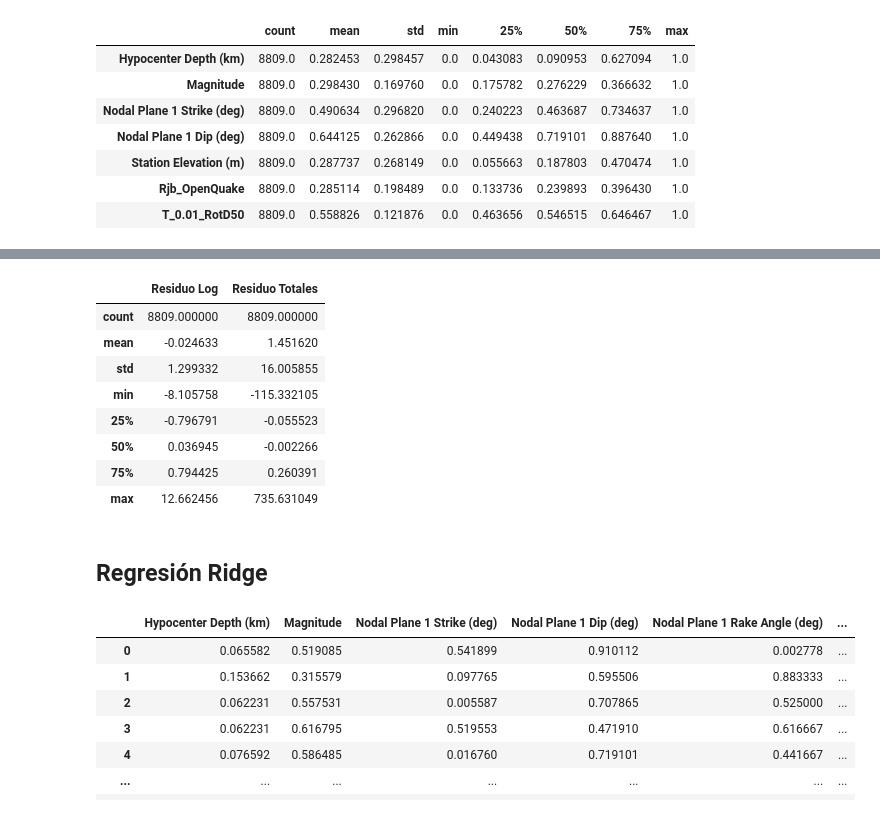
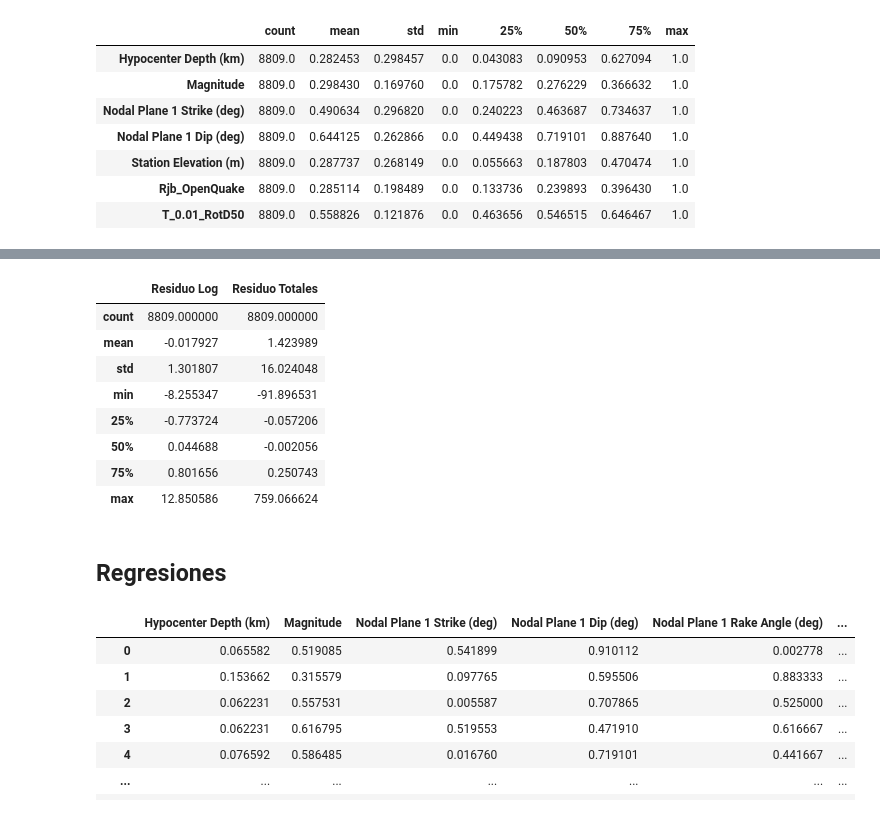
Before and after one commit to eliasibpajaro/JBookProjectML2025, a Jupyter notebook: _sources/Models.ipynb, the cells around one changed output, grey strips where cells are left out. Cells and saved outputs as stored; diff of their text form; code cells hidden in the pictures.

```diff
--- a/_sources/Models.ipynb
+++ b/_sources/Models.ipynb
@@ -151,7 +182,7 @@ X_final = np.hstack((X_numerical, X_encoded,Y_encoded,Z_encoded))
 
 y = df_scaled["T_0.01_RotD50"].values
 # %%
-X_train, X_test, y_train, y_test = train_test_split(X_final, y, test_size=0.25, random_state=0)
+X_train, X_test, y_train, y_test = train_test_split(X_final, y, test_size=0.3, random_state=0)
 # %%
 df_scaled.describe().T
 # %% [output]
@@ -208,8 +241,8 @@ curve.plot(figsize=(8,5));
 # %%
-knn = neighbors.KNeighborsRegressor(n_neighbors = 7)
+knn = neighbors.KNeighborsRegressor(n_neighbors = best_k)
 
 knn.fit(X_train,y_train)
-y_pred = knn.predict(X_test)
+y_pred_knn = knn.predict(X_test)
 print("Puntaje test: ",knn.score(X_test, y_test))
 print("Puntaje train: ",knn.score(X_train, y_train))
 
@@ -274,7 +360,7 @@ axes[1].set_title("Boxplot de los residuos (real) para el conjunto total")
 plt.tight_layout()
 
 plt.show()
-re = pd.DataFrame({
+reKNN = pd.DataFrame({
     'Residuo Log': residuos_log,
     'Residuo Totales': residuos_totales
 })
@@ -283,17 +369,17 @@ re = pd.DataFrame({
 # %%
-re.describe()
+reKNN.describe()
 # %% [output]
 |  | Residuo Log | Residuo Totales |
 | count | 8809.000000 | 8809.000000 |
-| mean | -0.024633 | 1.451620 |
-| std | 1.299332 | 16.005855 |
-| min | -8.105758 | -115.332105 |
-| 25% | -0.796791 | -0.055523 |
-| 50% | 0.036945 | -0.002266 |
-| 75% | 0.794425 | 0.260391 |
-| max | 12.662456 | 735.631049 |
+| mean | -0.017927 | 1.423989 |
+| std | 1.301807 | 16.024048 |
+| min | -8.255347 | -91.896531 |
+| 25% | -0.773724 | -0.057206 |
+| 50% | 0.044688 | -0.002056 |
+| 75% | 0.801656 | 0.250743 |
+| max | 12.850586 | 759.066624 |
-# %% [markdown]
-## Regresión Ridge
+# %% [markdown]
+## Regresiones
 # %%
 # Estandarizar datos
 scaler_XRidge = MinMaxScaler()
```
Also changed, not shown: parts of 66 cells of this notebook, 16 other files.
